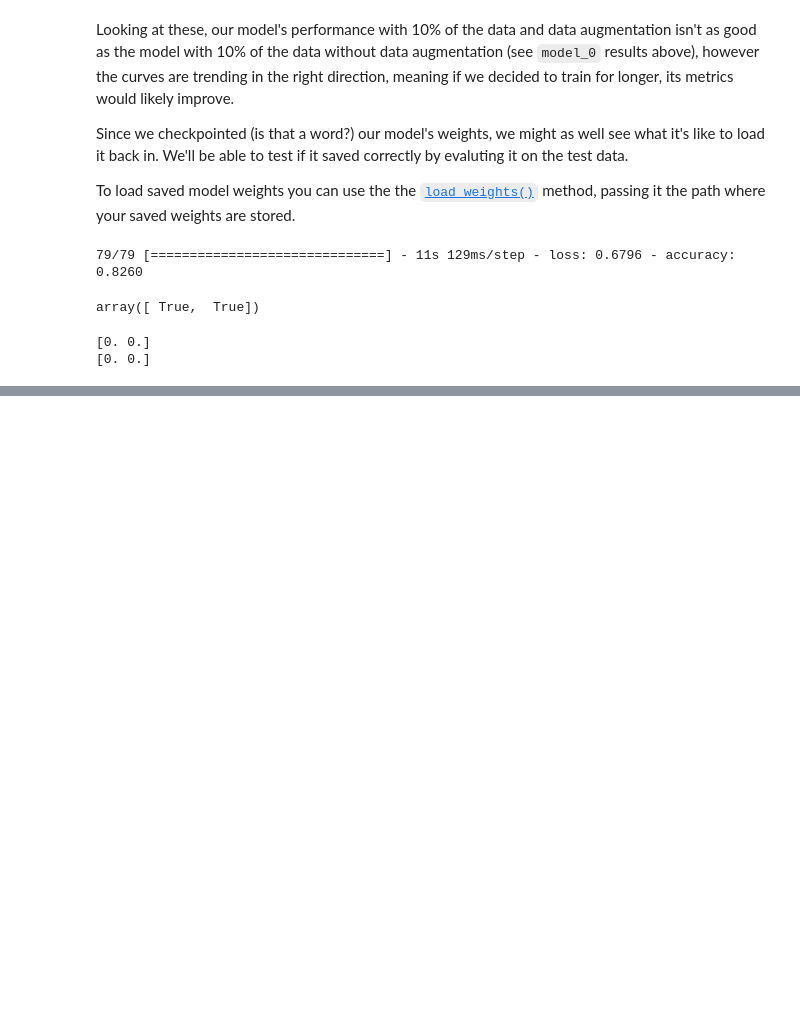
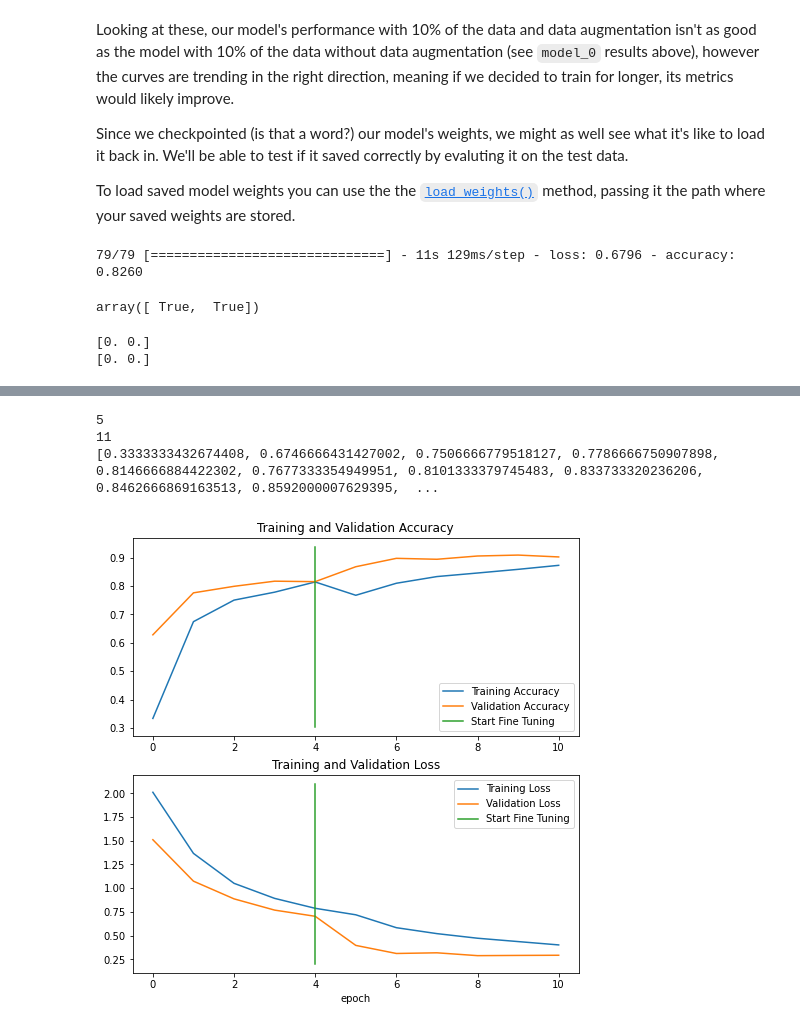
Before and after one commit to helloitsdaksh/Tensorflow_colab, a Jupyter notebook: 05_transfer_learning_in_tensorflow_part_2_fine_tuning.ipynb, the cells around one changed output, grey strips where cells are left out. Saved outputs shown, nothing was run; the diff lists cells and outputs as text; code cells hidden in the pictures; blank space fills up the shorter version.

```diff
--- a/05_transfer_learning_in_tensorflow_part_2_fine_tuning.ipynb
+++ b/05_transfer_learning_in_tensorflow_part_2_fine_tuning.ipynb
@@ -801,0 +1050,12 @@ import tensorflow as tf
+# %%
+# Setup data inputs
+import tensorflow as tf
+IMG_SIZE = (224,224)
+
+train_data_all_data = tf.keras.preprocessing.image_dataset_from_directory(train_dir,
+                                                                          label_mode = "categorical",
+                                                                          image_size = IMG_SIZE)
+
+test_data = tf.keras.preprocessing.image_dataset_from_directory(test_dir,
+                                                                label_mode = "categorical",
+                                                                image_size = IMG_SIZE)
@@ -801,0 +1077,3 @@ import tensorflow as tf
+# %%
+# Load model from checkpoint, that way we can fine-tune from the same stage the 10 percent data model was fine-tuned from
+model_2.load_weights(checkpoint_path) #reverts model to saved weights
@@ -801,0 +1146,14 @@ import tensorflow as tf
+# %%
+model_2.compile(loss = tf.keras.losses.CategoricalCrossentropy(),
+                optimizer = tf.keras.optimizers.Adam(learning_rate = 0.0001),
+                metrics = ["accuracy"])
+# %%
+# Continue to train and fine-tune the model to our data
+fine_tune_epochs = initial_epochs + 5
+
+history_4_fine_tune = model_2.fit(train_data_all_data,
+                                  epochs=fine_tune_epochs,
+                                  initial_epoch= history_2.epoch[-1],
+                                  validation_data=test_data,
+                                  validation_steps=int(0.25 * len(test_data)),
+                                  callbacks=[create_tensorboard_callback("transfer_learning", "full_10_classes_fine_tune_last_10")])
@@ -801,0 +1180,7 @@ import tensorflow as tf
+# %%
+compare_historys(history_2,history_4_fine_tune,initial_epochs = 5)
+# %% [output]
+5
+11
+[0.3333333432674408, 0.6746666431427002, 0.7506666779518127, 0.7786666750907898, 0.8146666884422302, 0.7677333354949951, 0.8101333379745483, 0.833733320236206, 0.8462666869163513, 0.8592000007629395,  ...
+[figure, added]
```
Also changed, not shown: parts of 35 cells of this notebook.
